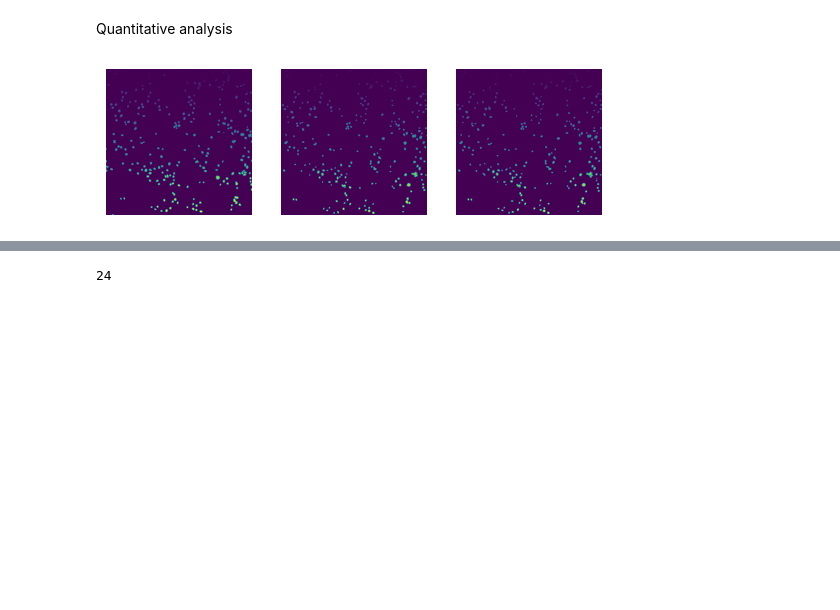
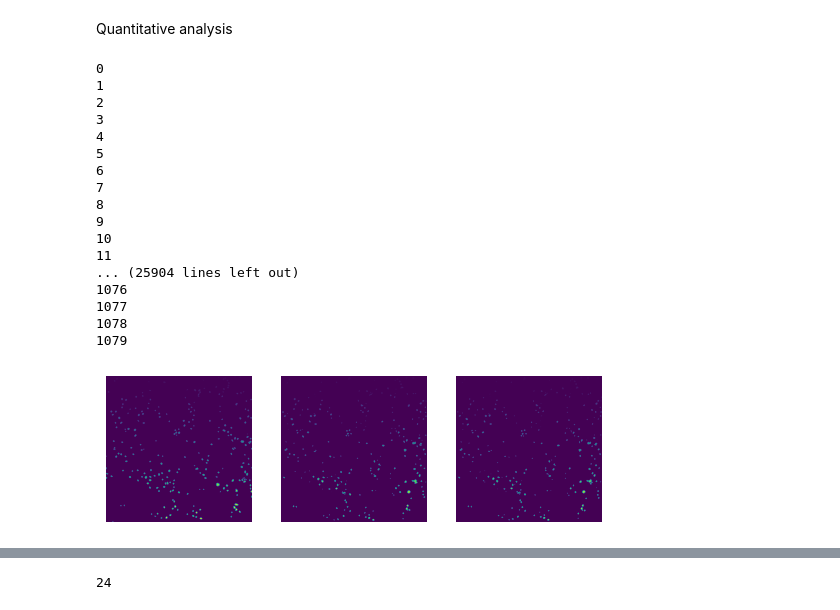
Before and after one commit to rzuberi/cellprobabilityUNet, a Jupyter notebook: instance_segmentation/evaluation.ipynb, the cells around one changed output, grey strips where cells are left out. Saved outputs shown, nothing was run; the diff lists cells and outputs as text; code cells hidden in the pictures; blank space fills up the shorter version.

Commit message:
improved instance segmentation algorithm

```diff
--- a/instance_segmentation/evaluation.ipynb
+++ b/instance_segmentation/evaluation.ipynb
@@ -47,0 +151,40 @@ plt.show()
+# %%
+import numpy as np
+import numba as nb
+
+@nb.jit(nopython=True)
+def compute_distances(cluster_centers, i, j):
+    return np.sqrt((cluster_centers[:, 0] - i)**2 + (cluster_centers[:, 1] - j)**2)
+
+def compute_instances(binary_mask, instances, cluster_centers):
+    unique_instances = np.unique(instances)
+    count = 0
+    print(np.unique(instances,return_counts=True)[1][0])
+    for i in range(len(binary_mask)):
+        #print(i)
+        for j in range(len(binary_mask)):
+            if binary_mask[i][j] == 1 and instances[i][j] == 0:
+                distances = compute_distances(cluster_centers, i, j)
+                count += 1
+                instances[i][j] = unique_instances[np.argmin(distances) + 1]
+    print(np.unique(instances,return_counts=True)[1][0])
+
+
+    print(count)
+    return instances
+
+
+def binary_to_instance_mask(binary_mask):
+    #We first erode the mask to unconnect touching cell masks
+    kernel = np.ones((5, 5), np.uint8)
+    erosion = cv2.erode(binary_mask.astype('uint8'), kernel, iterations=1)
+
+    #We then give a unique number to each cluster
+    instances = measure.label(erosion, connectivity=2)
+
+    #We calculate the center of each cluster
+    cluster_centers = np.array([np.mean(np.where(labels == i), axis=1) for i in np.unique(labels) if i != 0])
+
+    instances = compute_instances(binary_mask, instances, cluster_centers)
+
+    return instances
@@ -53,11 +207,28 @@ def instance_seg_alg(binary_mask):
 Quantitative analysis
 # %%
 #Get the instance segmentation on the binary masks
-instance_masks = [instance_seg_alg(binary_gt_instance_masks[i]) for i in range(len(binary_gt_instance_masks))]
+instance_masks = [binary_to_instance_mask(binary_gt_instance_masks[i]) for i in range(len(binary_gt_instance_masks))]
 for i in range(3):
     plt.subplot(1,3,i+1)
     plt.imshow(instance_masks[i])
     plt.axis('off')
 plt.show()
 # %% [output]
+0
+1
+2
+3
+4
+5
+6
+7
+8
+9
+10
+11
+... (25904 lines left out)
+1076
+1077
+1078
+1079
-[figure, old version]
+[figure, new version]
```
Also changed, not shown: parts of 13 cells of this notebook, 6 other files.
